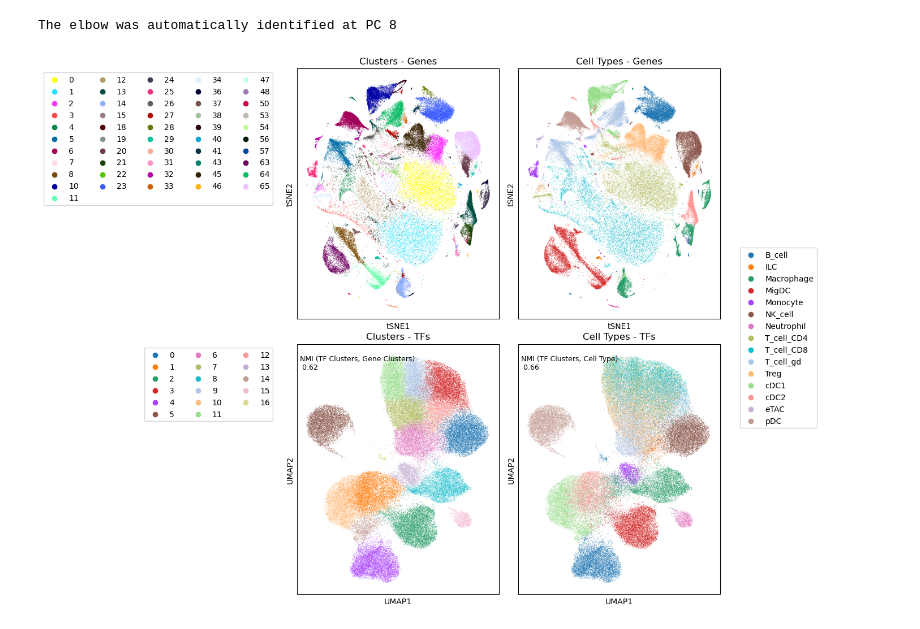
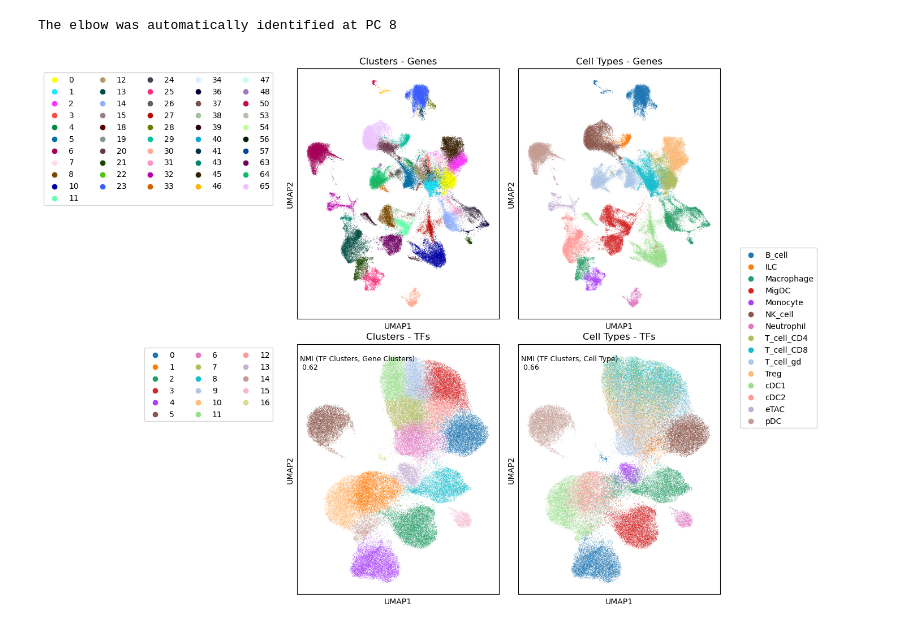
Before and after one commit to hmbaghdassarian/LEMBAS, a Jupyter notebook: notebooks/01_TF_activity.ipynb, the cells around one changed output. Drawn from its saved outputs; the diff is of its cells as text; code cells hidden in the pictures.

```diff
--- a/notebooks/01_TF_activity.ipynb
+++ b/notebooks/01_TF_activity.ipynb
@@ -120,8 +126,10 @@ adata.obsm['consensus_pvals'] = pd.read_csv(fn.replace('_estimate_', '_pvals_'),
 # %% [markdown]
 Get cell clustering and dimensionality reduction according to TF activity:
 # %%
-tf_adata = project_tf_activity(adata = adata, estimate_key = 'consensus_estimate')
-tf_adata.write_h5ad(os.path.join(data_path, 'processed', 'ID_tf_activity.h5ad'))
+# tf_adata = project_tf_activity(adata = adata, estimate_key = 'consensus_estimate')
+# tf_adata.write_h5ad(os.path.join(data_path, 'processed', 'ID_tf_activity.h5ad'))
+
+tf_adata = sc.read_h5ad(os.path.join(data_path, 'processed', 'ID_tf_activity.h5ad'))
 # %%
 sc.pl.pca_variance_ratio(tf_adata)
 print('The elbow was automatically identified at PC {}'.format(tf_adata.uns['pca']['pca_rank']))
@@ -131,28 +139,28 @@ The elbow was automatically identified at PC 8
 # %%
 fig, ax = plt.subplots(ncols = 2, nrows = 2, figsize = (15, 10))
 
-sc.pl.tsne(adata, color='seurat_clusters', ax = ax[0,0], show = False)
+sc.pl.umap(adata, color='seurat_clusters', ax = ax[0,0], show = False)
 ax[0,0].set_title('Clusters - Genes')
 ax[0,0].legend(bbox_to_anchor=(-0.1, 1), ncol = 5, bbox_transform=ax[0,0].transAxes)
 
-sc.pl.tsne(adata, color='celltype', ax = ax[0,1], show = False)
+sc.pl.umap(adata, color='celltype', ax = ax[0,1], show = False)
 ax[0,1].set_title('Cell Types - Genes')
 ax[0, 1].legend(bbox_to_anchor=(1.5, 0.3), bbox_transform=ax[0,1].transAxes)
 
 sc.pl.umap(tf_adata, color='TF_clusters', ax = ax[1,0], show = False)
 ax[1,0].set_title('Clusters - TFs')
 ax[1,0].legend(bbox_to_anchor=(-0.1, 1), bbox_transform=ax[1,0].transAxes, ncol = 3)
 ax[1,0].annotate('NMI (TF Clusters, Gene Clusters):\n {:.2f}'.format(nmi(tf_adata.obs.TF_clusters, tf_adata.obs.seurat_clusters)),
                 xy = (0.015, 0.9), xycoords='axes fraction', fontsize = 9)
 
 sc.pl.umap(tf_adata, color='celltype', ax = ax[1,1], show = False)
 ax[1,1].set_title('Cell Types - TFs')
 ax[1,1].legend().set_visible(False)
 ax[1,1].annotate('NMI (TF Clusters, Cell Type):\n {:.2f}'.format(nmi(tf_adata.obs.TF_clusters, tf_adata.obs.celltype)),
                 xy = (0.015, 0.9), xycoords='axes fraction', fontsize = 9)
 
 fig.tight_layout()
 plt.subplots_adjust(hspace=0.1)
 plt.show()
 # %% [output]
-[figure, old version]
+[figure, new version]
```
Also changed, not shown: parts of 10 cells of this notebook, 8 other files.
